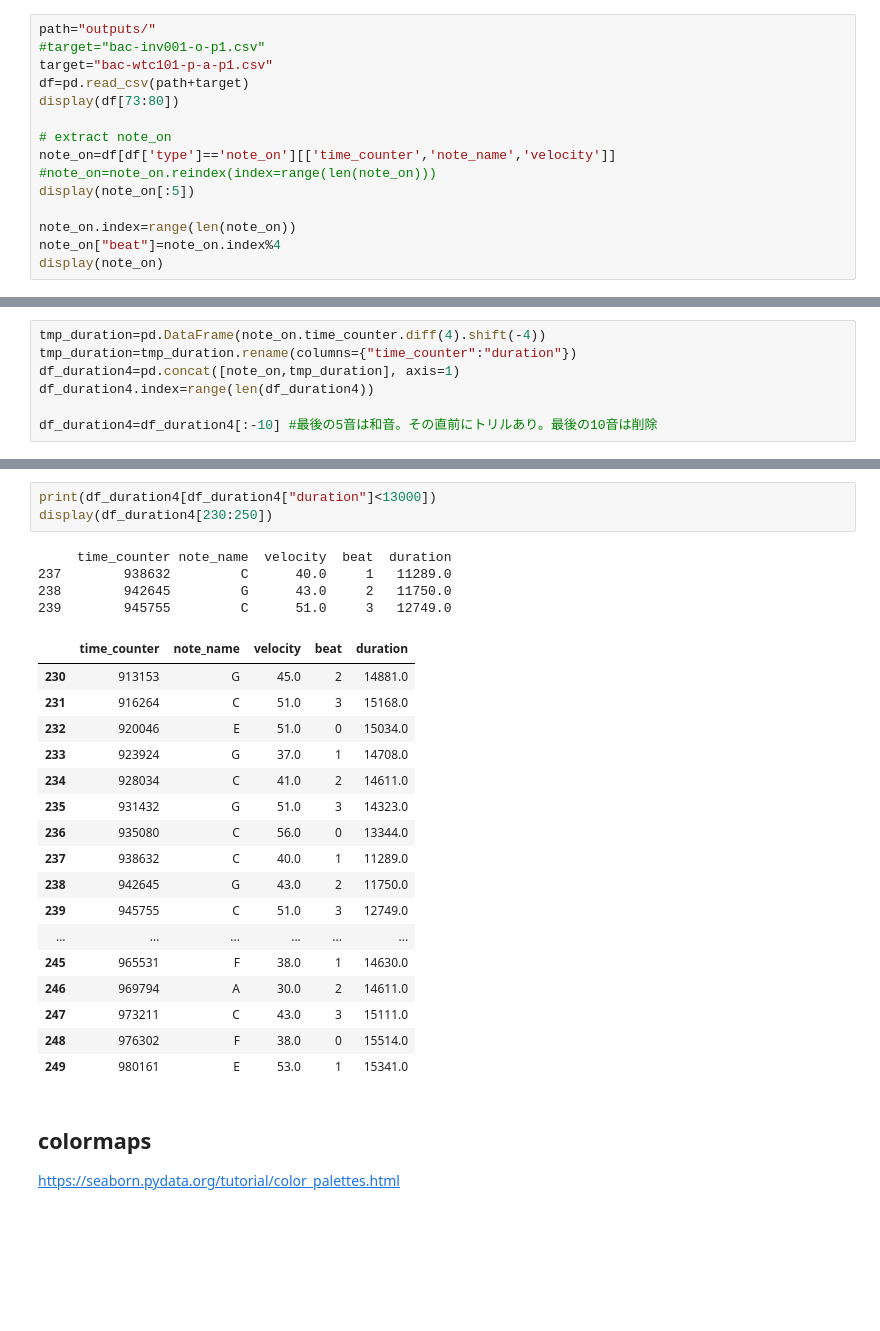
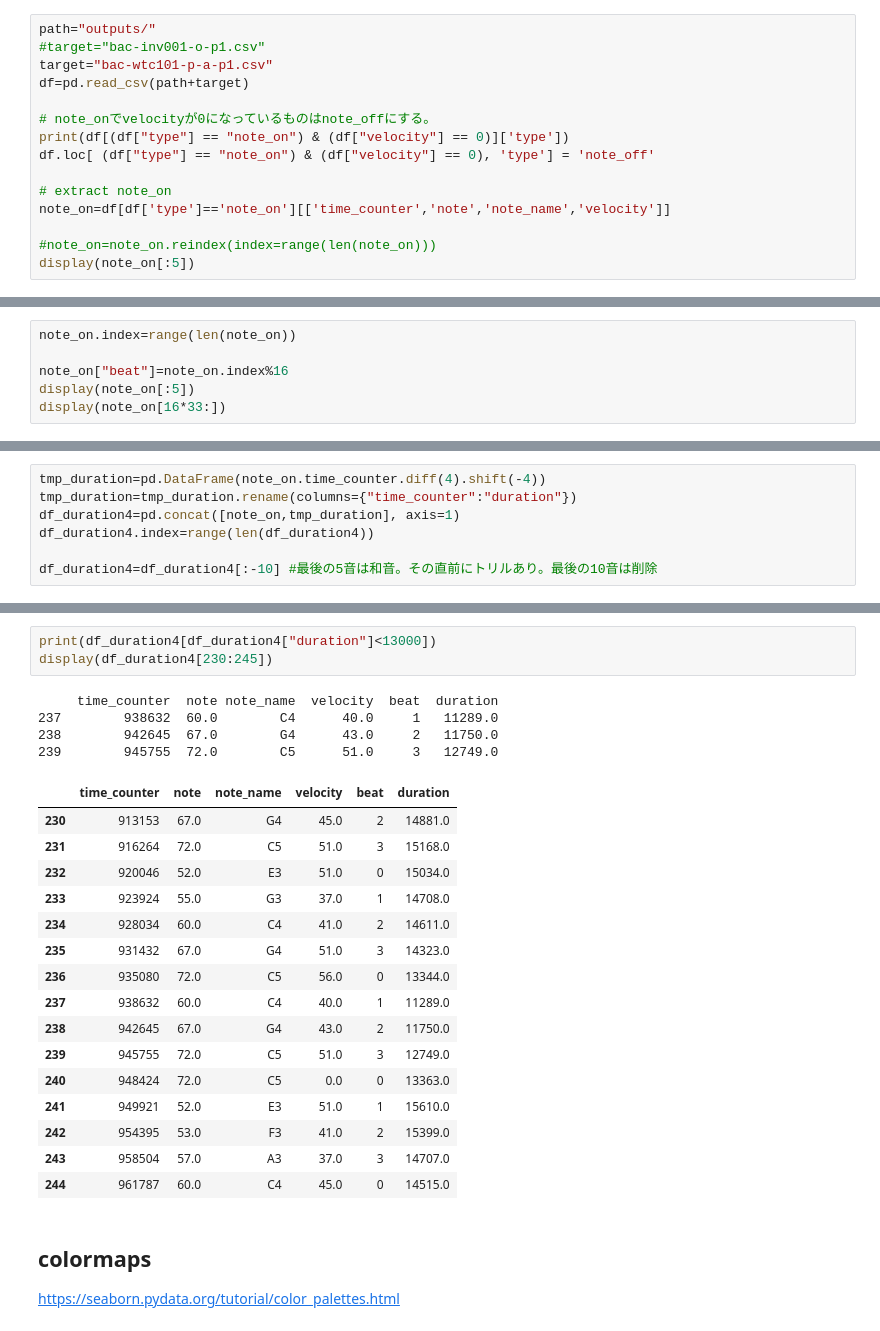
Before and after one commit to jnishii/midi-roll, a Jupyter notebook: midi_analysis.ipynb, the cells around one changed output, grey strips where cells are left out. Cells and saved outputs as stored; diff of their text form; blank space fills up the shorter version.

```diff
--- a/midi_analysis.ipynb
+++ b/midi_analysis.ipynb
@@ -10,14 +39,14 @@ path="outputs/"
 #target="bac-inv001-o-p1.csv"
 target="bac-wtc101-p-a-p1.csv"
 df=pd.read_csv(path+target)
-display(df[73:80])
+
+# note_onでvelocityが0になっているものはnote_offにする。
+print(df[(df["type"] == "note_on") & (df["velocity"] == 0)]['type'])
+df.loc[ (df["type"] == "note_on") & (df["velocity"] == 0), 'type'] = 'note_off'
 
 # extract note_on
-note_on=df[df['type']=='note_on'][['time_counter','note_name','velocity']]
+note_on=df[df['type']=='note_on'][['time_counter','note','note_name','velocity']]
+
 #note_on=note_on.reindex(index=range(len(note_on)))
 display(note_on[:5])
-
-note_on.index=range(len(note_on))
-note_on["beat"]=note_on.index%4
-display(note_on)
 # %% [output]
@@ -50,0 +63,6 @@ display(note_on)
+# %%
+note_on.index=range(len(note_on))
+
+note_on["beat"]=note_on.index%16
+display(note_on[:5])
+display(note_on[16*33:])
@@ -128,28 +171,27 @@ Text(0.5, 0, 'beat')
 # %%
 print(df_duration4[df_duration4["duration"]<13000])
-display(df_duration4[230:250])
+display(df_duration4[230:245])
 # %% [output]
-     time_counter note_name  velocity  beat  duration
-237        938632         C      40.0     1   11289.0
-238        942645         G      43.0     2   11750.0
-239        945755         C      51.0     3   12749.0
+     time_counter  note note_name  velocity  beat  duration
+237        938632  60.0        C4      40.0     1   11289.0
+238        942645  67.0        G4      43.0     2   11750.0
+239        945755  72.0        C5      51.0     3   12749.0
-|  | time_counter | note_name | velocity | beat | duration |
-| 230 | 913153 | G | 45.0 | 2 | 14881.0 |
-| 231 | 916264 | C | 51.0 | 3 | 15168.0 |
-| 232 | 920046 | E | 51.0 | 0 | 15034.0 |
-| 233 | 923924 | G | 37.0 | 1 | 14708.0 |
-| 234 | 928034 | C | 41.0 | 2 | 14611.0 |
-| 235 | 931432 | G | 51.0 | 3 | 14323.0 |
-| 236 | 935080 | C | 56.0 | 0 | 13344.0 |
-| 237 | 938632 | C | 40.0 | 1 | 11289.0 |
-| 238 | 942645 | G | 43.0 | 2 | 11750.0 |
-| 239 | 945755 | C | 51.0 | 3 | 12749.0 |
-| ... | ... | ... | ... | ... | ... |
-| 245 | 965531 | F | 38.0 | 1 | 14630.0 |
-| 246 | 969794 | A | 30.0 | 2 | 14611.0 |
-| 247 | 973211 | C | 43.0 | 3 | 15111.0 |
-| 248 | 976302 | F | 38.0 | 0 | 15514.0 |
-| 249 | 980161 | E | 53.0 | 1 | 15341.0 |
+|  | time_counter | note | note_name | velocity | beat | duration |
+| 230 | 913153 | 67.0 | G4 | 45.0 | 2 | 14881.0 |
+| 231 | 916264 | 72.0 | C5 | 51.0 | 3 | 15168.0 |
+| 232 | 920046 | 52.0 | E3 | 51.0 | 0 | 15034.0 |
+| 233 | 923924 | 55.0 | G3 | 37.0 | 1 | 14708.0 |
+| 234 | 928034 | 60.0 | C4 | 41.0 | 2 | 14611.0 |
+| 235 | 931432 | 67.0 | G4 | 51.0 | 3 | 14323.0 |
+| 236 | 935080 | 72.0 | C5 | 56.0 | 0 | 13344.0 |
+| 237 | 938632 | 60.0 | C4 | 40.0 | 1 | 11289.0 |
+| 238 | 942645 | 67.0 | G4 | 43.0 | 2 | 11750.0 |
+| 239 | 945755 | 72.0 | C5 | 51.0 | 3 | 12749.0 |
+| 240 | 948424 | 72.0 | C5 | 0.0 | 0 | 13363.0 |
+| 241 | 949921 | 52.0 | E3 | 51.0 | 1 | 15610.0 |
+| 242 | 954395 | 53.0 | F3 | 41.0 | 2 | 15399.0 |
+| 243 | 958504 | 57.0 | A3 | 37.0 | 3 | 14707.0 |
+| 244 | 961787 | 60.0 | C4 | 45.0 | 0 | 14515.0 |
 # %% [markdown]
 ## colormaps
 https://seaborn.pydata.org/tutorial/color_palettes.html
```
Also changed, not shown: parts of 11 cells of this notebook, 4 other files.
